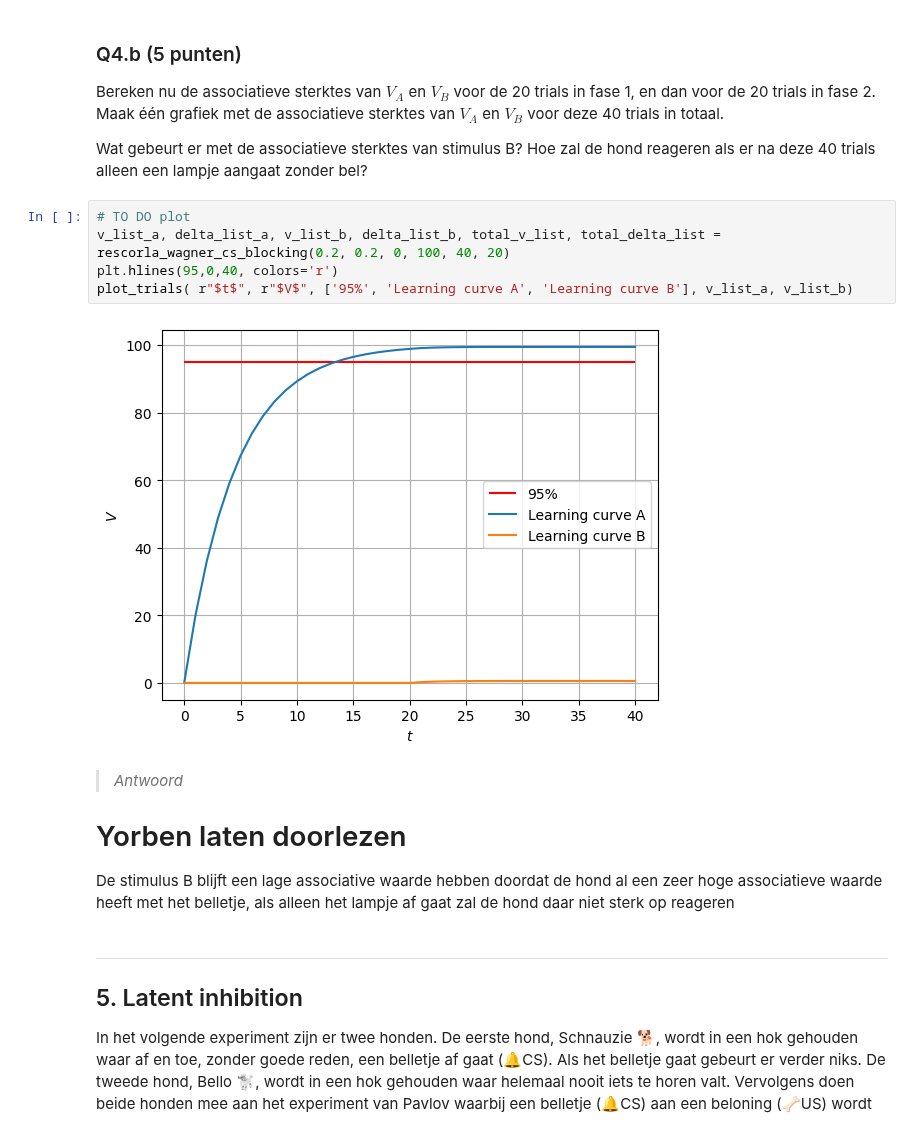
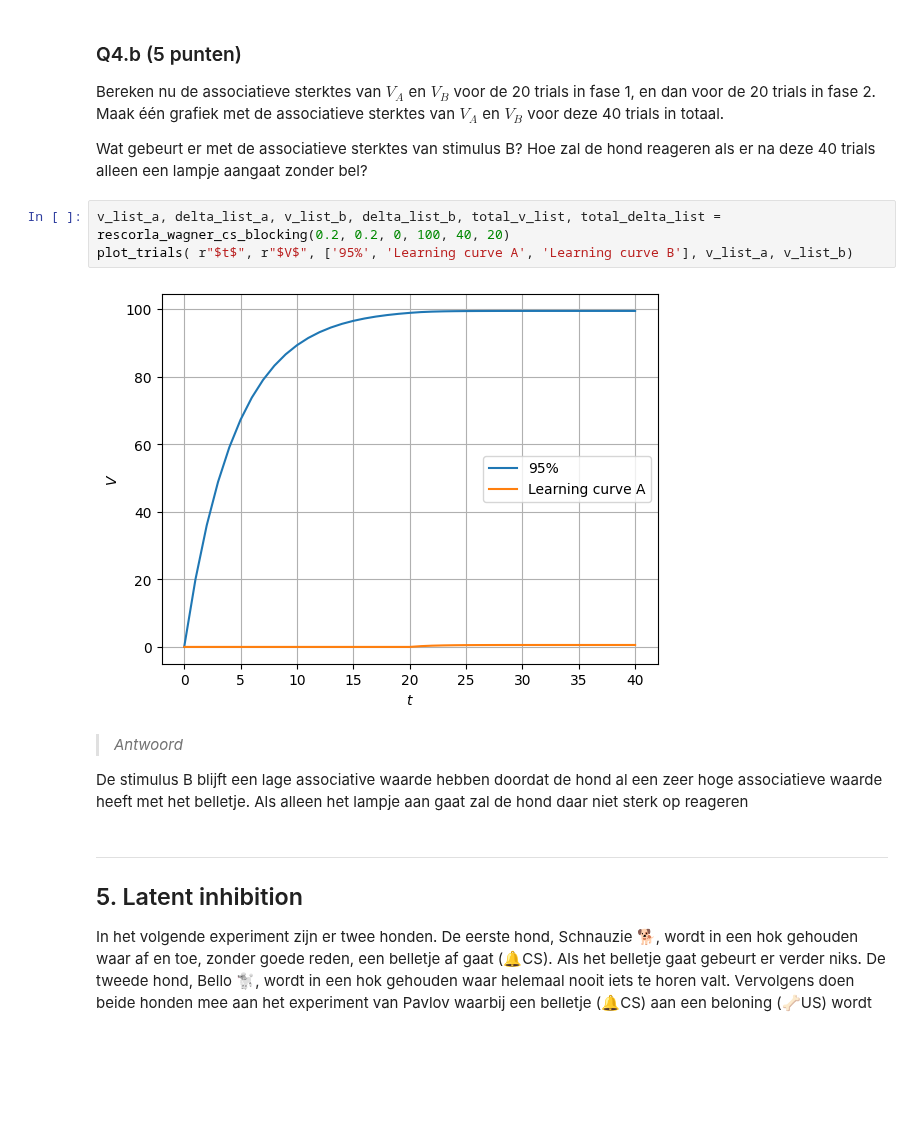
Before and after one commit to YorbenKoolhaas/cogmod, a Jupyter notebook: hw1/Assignment_1.ipynb, the cells around one changed output. Saved outputs shown, nothing was run; the diff lists cells and outputs as text; blank space fills up the shorter version.

```diff
--- a/hw1/Assignment_1.ipynb
+++ b/hw1/Assignment_1.ipynb
@@ -363,17 +369,14 @@ Bereken nu de associatieve sterktes van $V_A$ en $V_B$ voor de 20 trials in fase
 
 Wat gebeurt er met de associatieve sterktes van stimulus B? Hoe zal de hond reageren als er na deze 40 trials alleen een lampje aangaat zonder bel?
 # %%
-# TO DO plot
 v_list_a, delta_list_a, v_list_b, delta_list_b, total_v_list, total_delta_list = rescorla_wagner_cs_blocking(0.2, 0.2, 0, 100, 40, 20)
-plt.hlines(95,0,40, colors='r')
 plot_trials( r"$t$", r"$V$", ['95%', 'Learning curve A', 'Learning curve B'], v_list_a, v_list_b)
 # %% [output]
-[figure, old version]
+[figure, new version]
 # %% [markdown]
 > *Antwoord*
-# Yorben laten doorlezen
 
-De stimulus B blijft een lage associative waarde hebben doordat de hond al een zeer hoge associatieve waarde heeft met het belletje, als alleen het lampje af gaat zal de hond daar niet sterk op reageren
+De stimulus B blijft een lage associative waarde hebben doordat de hond al een zeer hoge associatieve waarde heeft met het belletje. Als alleen het lampje aan gaat zal de hond daar niet sterk op reageren
 # %% [markdown]
 ---
 
```
Also changed, not shown: parts of 7 cells of this notebook, 5 other files.
